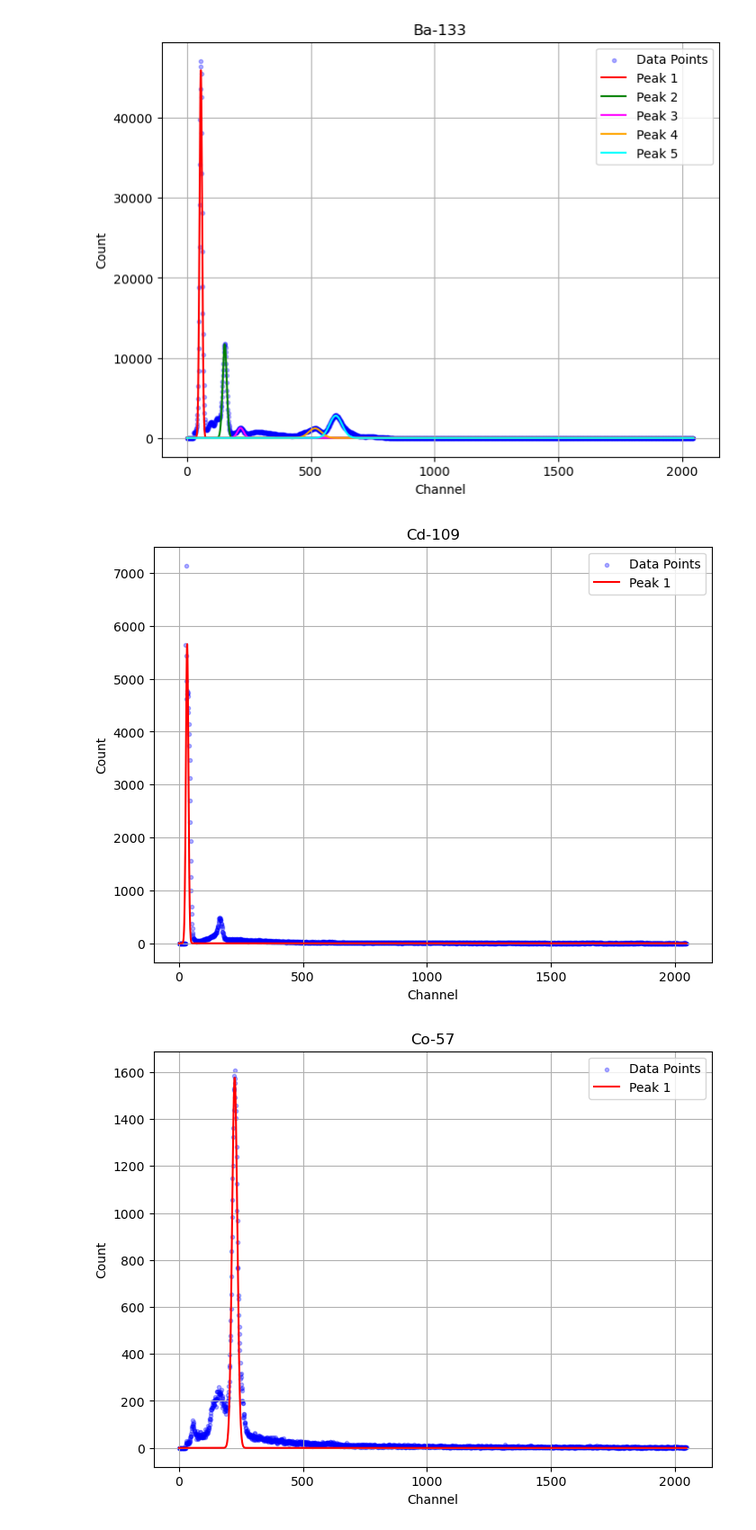
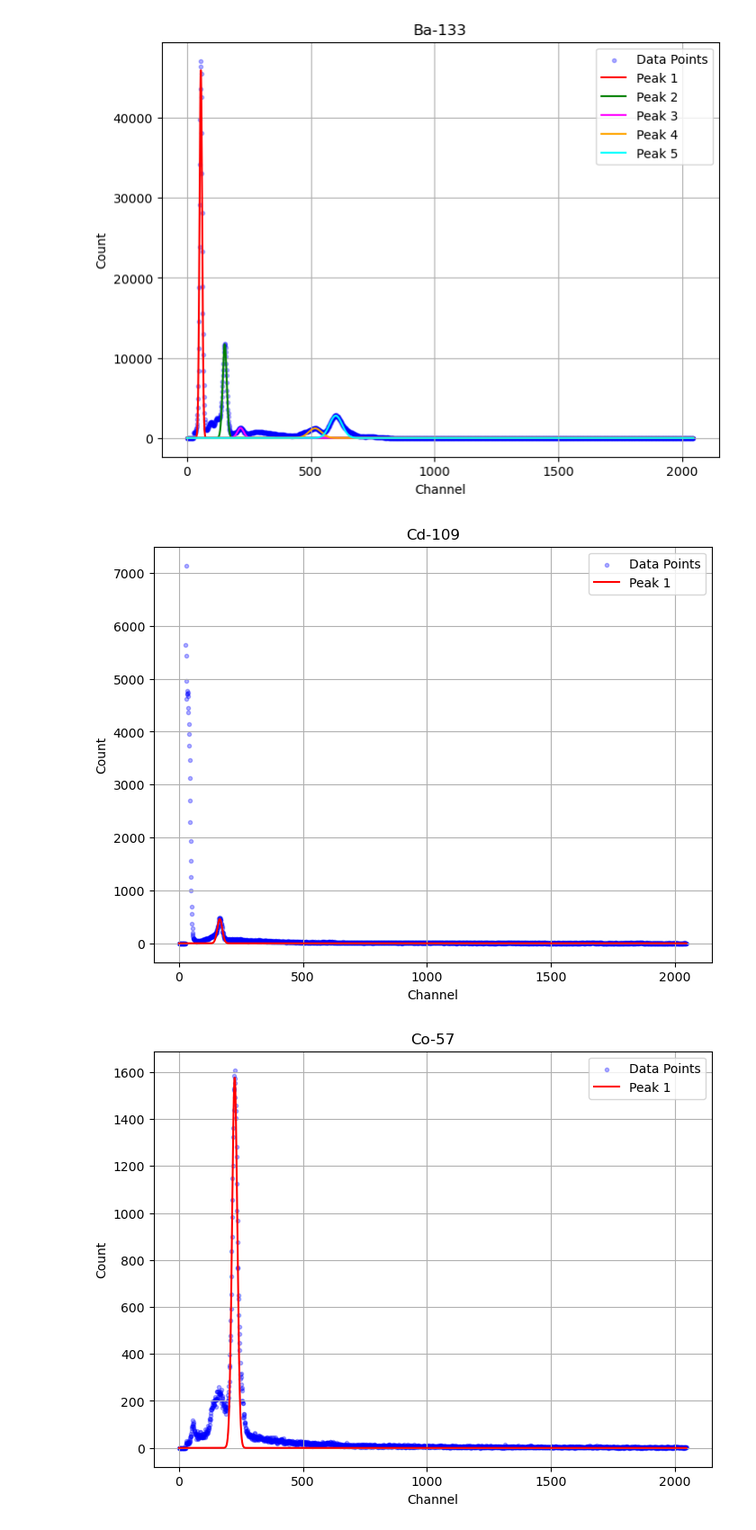
Before and after one commit to JJAmidei/AdvancedLab, a Jupyter notebook: Channel vs. Count Plots with Gaussian peaks.ipynb, the cells around one changed output. Shown at 90% size. Drawn from its saved outputs; the diff is of its cells as text; code cells hidden in the pictures.

```diff
--- a/Channel vs. Count Plots with Gaussian peaks.ipynb
+++ b/Channel vs. Count Plots with Gaussian peaks.ipynb
@@ -108,31 +100,31 @@ plt.show()
 # %%
 data = py.loadtxt('DataCSVFiles/Cd-109data.csv', skiprows=22, delimiter=',', usecols=(0, 2))
 x = data[:, 0]
 y = data[:, 1]
 
 peak_positions_and_amplitudes = [
-    [28, 7142]
+    [162, 482]
 ]
 
 fits = fit_multiple_gaussians(x, y, peak_positions_and_amplitudes)
 
 plt.figure(figsize=(8, 6))
 
 plt.scatter(x, y, label='Data Points', color='blue', marker='.', alpha=0.3)
 for i, params in enumerate(fits):
     amplitude, mean, stddev = params
     y_fit = gauss_function(x, amplitude, mean, stddev)
     colors = ['red', 'green', 'magenta', 'orange', 'cyan']
     plt.plot(x, y_fit, label=f'Peak {i+1}', color=colors[i], alpha=1.0)
 
 plt.xlabel('Channel')
 plt.ylabel('Count')
 plt.title('Cd-109')
 plt.legend()
 plt.grid(True)
 plt.show()
 # %% [output]
-[figure, old version]
+[figure, new version]
 # %%
 data = py.loadtxt('DataCSVFiles/Co-57data.csv', skiprows=22, delimiter=',', usecols=(0, 2))
 x = data[:, 0]
```
Also changed, not shown: parts of 6 cells of this notebook, 3 other files.
